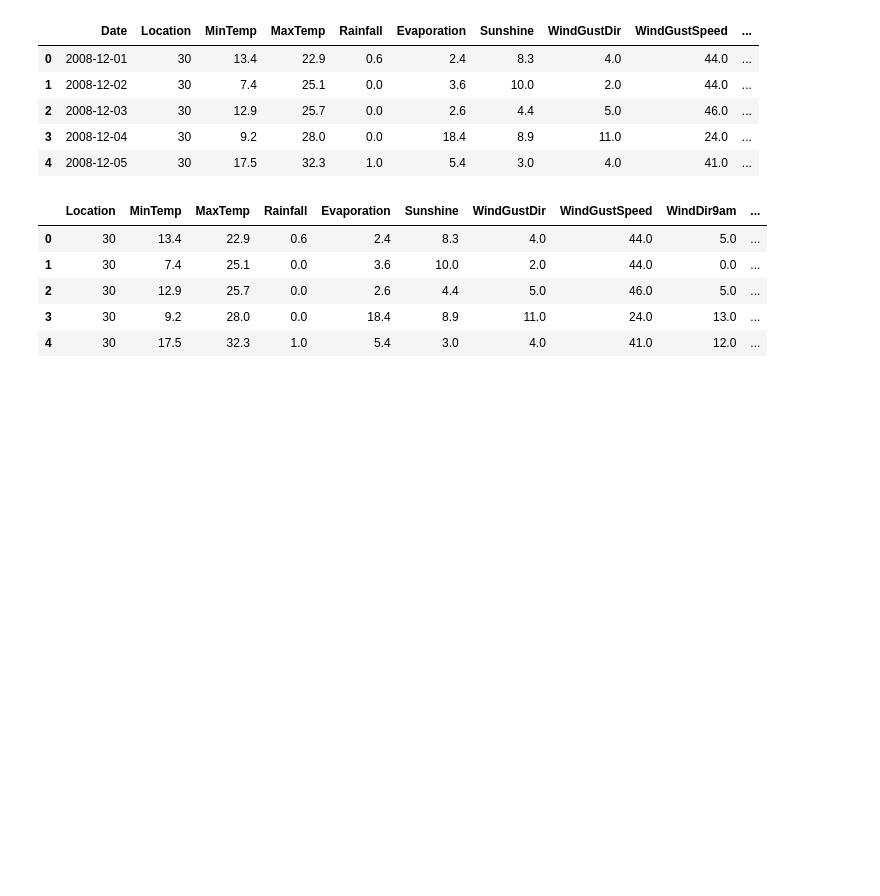
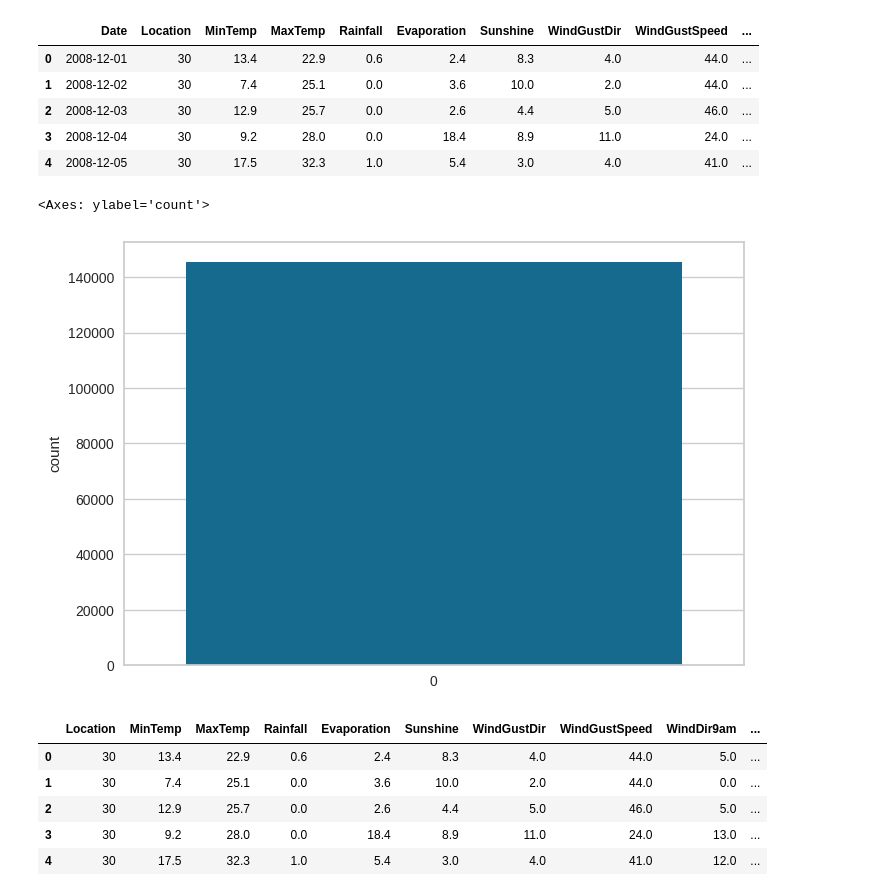
Before and after one commit to prakash-pg/Rain_Prediction_using_ML, a Jupyter notebook: Rain_Prediction.ipynb, the cells around one changed output. Saved outputs shown, nothing was run; the diff lists cells and outputs as text; code cells hidden in the pictures; blank space fills up the shorter version.

```diff
--- a/Rain_Prediction.ipynb
+++ b/Rain_Prediction.ipynb
@@ -406,6 +406,11 @@ df.head()
 | 2 | 2008-12-03 | 30 | 12.9 | 25.7 | 0.0 | 2.6 | 4.4 | 5.0 | 46.0 | ... |
 | 3 | 2008-12-04 | 30 | 9.2 | 28.0 | 0.0 | 18.4 | 8.9 | 11.0 | 24.0 | ... |
 | 4 | 2008-12-05 | 30 | 17.5 | 32.3 | 1.0 | 5.4 | 3.0 | 4.0 | 41.0 | ... |
+# %%
+sns.countplot(df["RainTomorrow"])
+# %% [output]
+<Axes: ylabel='count'>
+[figure, added]
 # %%
 df= df.drop(['Date'],axis=1)
 # %%
```
